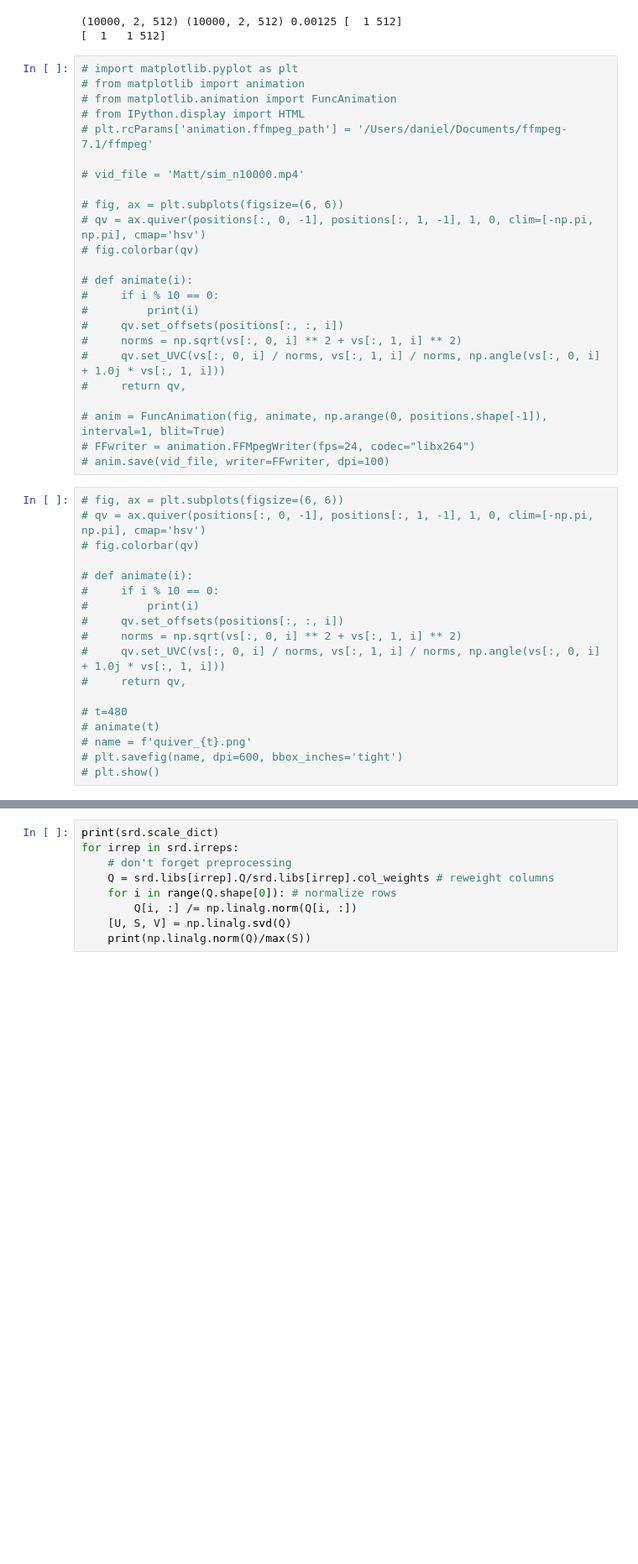
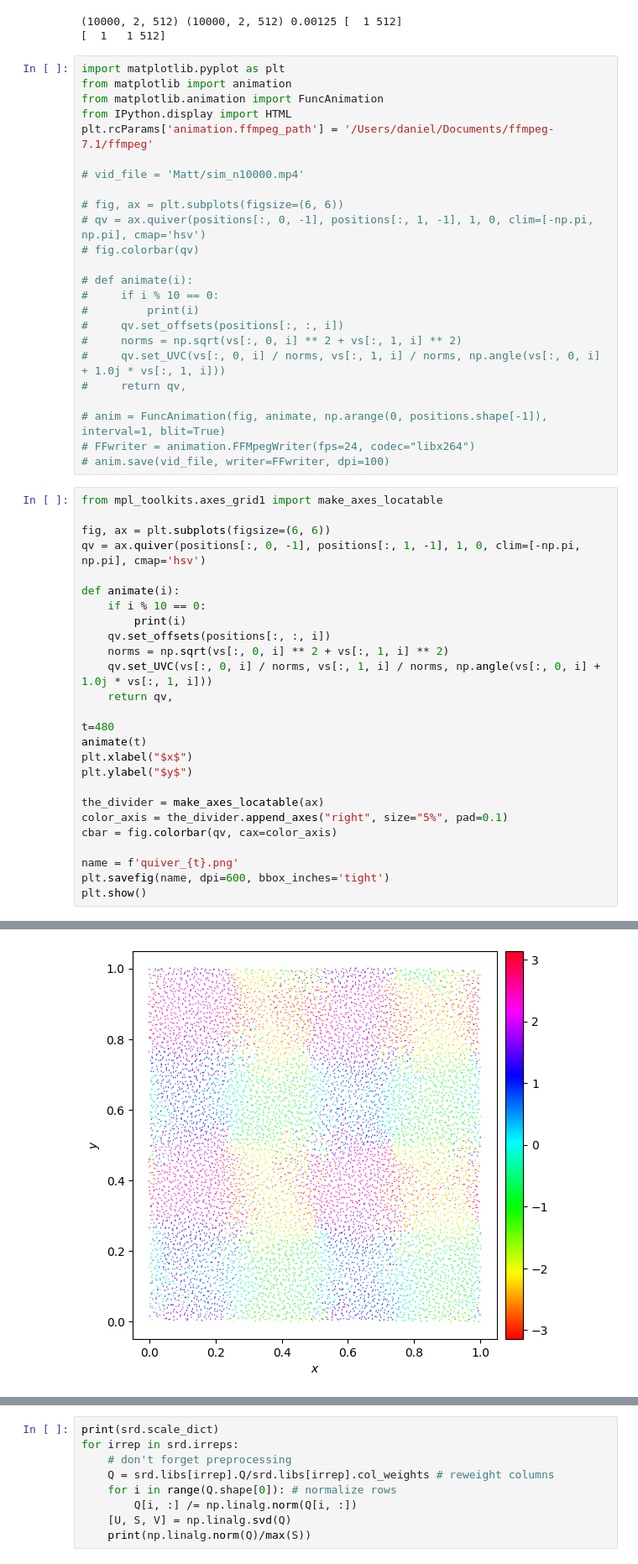
Before and after one commit to sibirica/PySPIDER, a Jupyter notebook: discrete/gaussian_potential_test-Copy2.ipynb, the cells around one changed output, grey strips where cells are left out. Shown at 84% size. Saved outputs shown, nothing was run; the diff lists cells and outputs as text; blank space fills up the shorter version.

```diff
--- a/discrete/gaussian_potential_test-Copy2.ipynb
+++ b/discrete/gaussian_potential_test-Copy2.ipynb
@@ -33,11 +33,11 @@ print(world_size)
 (10000, 2, 512) (10000, 2, 512) 0.00125 [  1 512]
 [  1   1 512]
 # %%
-# import matplotlib.pyplot as plt
-# from matplotlib import animation
-# from matplotlib.animation import FuncAnimation
-# from IPython.display import HTML
-# plt.rcParams['animation.ffmpeg_path'] = '/Users/daniel/Documents/ffmpeg-7.1/ffmpeg'
+import matplotlib.pyplot as plt
+from matplotlib import animation
+from matplotlib.animation import FuncAnimation
+from IPython.display import HTML
+plt.rcParams['animation.ffmpeg_path'] = '/Users/daniel/Documents/ffmpeg-7.1/ffmpeg'
 
 # vid_file = 'Matt/sim_n10000.mp4'
 
@@ -57,20 +57,29 @@ print(world_size)
 # FFwriter = animation.FFMpegWriter(fps=24, codec="libx264")
 # anim.save(vid_file, writer=FFwriter, dpi=100)
 # %%
-# fig, ax = plt.subplots(figsize=(6, 6))
-# qv = ax.quiver(positions[:, 0, -1], positions[:, 1, -1], 1, 0, clim=[-np.pi, np.pi], cmap='hsv')
-# fig.colorbar(qv)
+from mpl_toolkits.axes_grid1 import make_axes_locatable
 
-# def animate(i):
-#     if i % 10 == 0:
-#         print(i)
-#     qv.set_offsets(positions[:, :, i])
-#     norms = np.sqrt(vs[:, 0, i] ** 2 + vs[:, 1, i] ** 2)
-#     qv.set_UVC(vs[:, 0, i] / norms, vs[:, 1, i] / norms, np.angle(vs[:, 0, i] + 1.0j * vs[:, 1, i]))
-#     return qv,
+fig, ax = plt.subplots(figsize=(6, 6))
+qv = ax.quiver(positions[:, 0, -1], positions[:, 1, -1], 1, 0, clim=[-np.pi, np.pi], cmap='hsv')
 
-# t=480
-# animate(t)
-# name = f'quiver_{t}.png'
-# plt.savefig(name, dpi=600, bbox_inches='tight')
-# plt.show()
+def animate(i):
+    if i % 10 == 0:
+        print(i)
+    qv.set_offsets(positions[:, :, i])
+    norms = np.sqrt(vs[:, 0, i] ** 2 + vs[:, 1, i] ** 2)
+    qv.set_UVC(vs[:, 0, i] / norms, vs[:, 1, i] / norms, np.angle(vs[:, 0, i] + 1.0j * vs[:, 1, i]))
+    return qv,
+
+t=480
+animate(t)
+plt.xlabel("$x$")
+plt.ylabel("$y$")
+
+the_divider = make_axes_locatable(ax)
+color_axis = the_divider.append_axes("right", size="5%", pad=0.1)
+cbar = fig.colorbar(qv, cax=color_axis)
+
+name = f'quiver_{t}.png'
+plt.savefig(name, dpi=600, bbox_inches='tight')
+plt.show()
+# %% [output]
@@ -77,3 +87,4 @@ print(world_size)
+[figure, added]
 # %%
 %%prun # profiling
 
```
Also changed, not shown: parts of 1 cell of this notebook, 2 other files.
